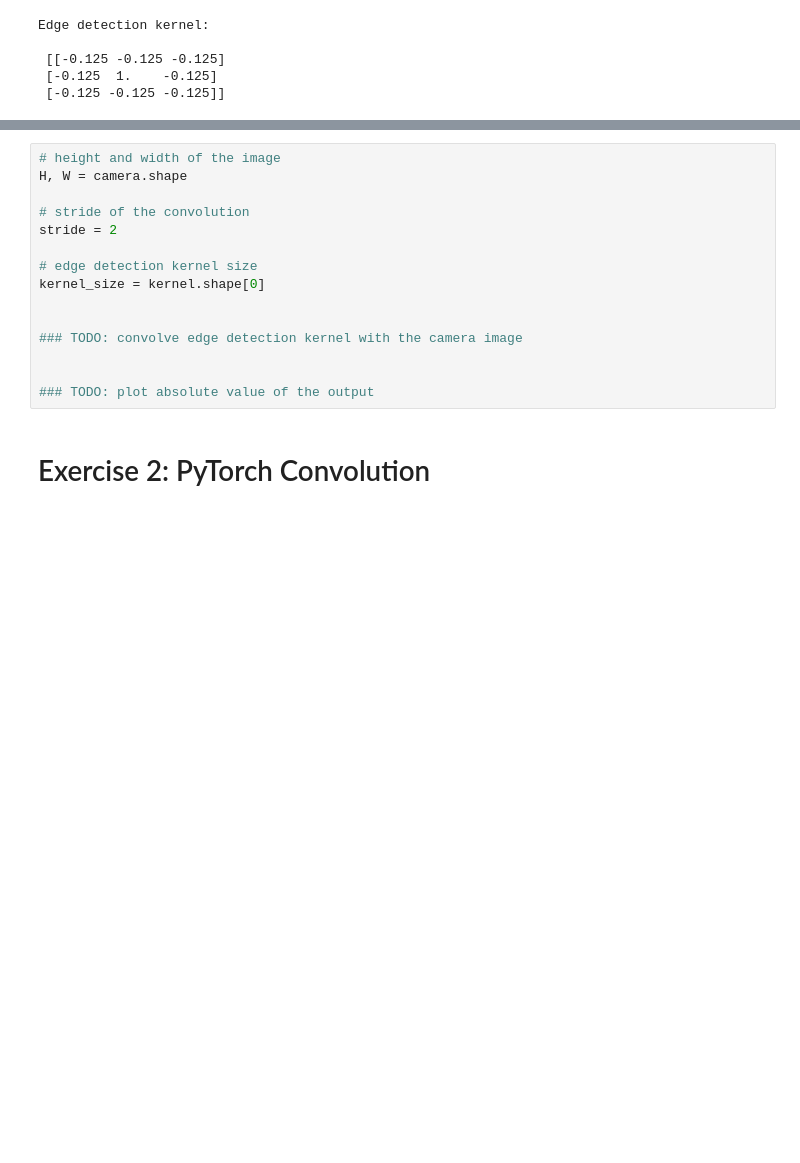
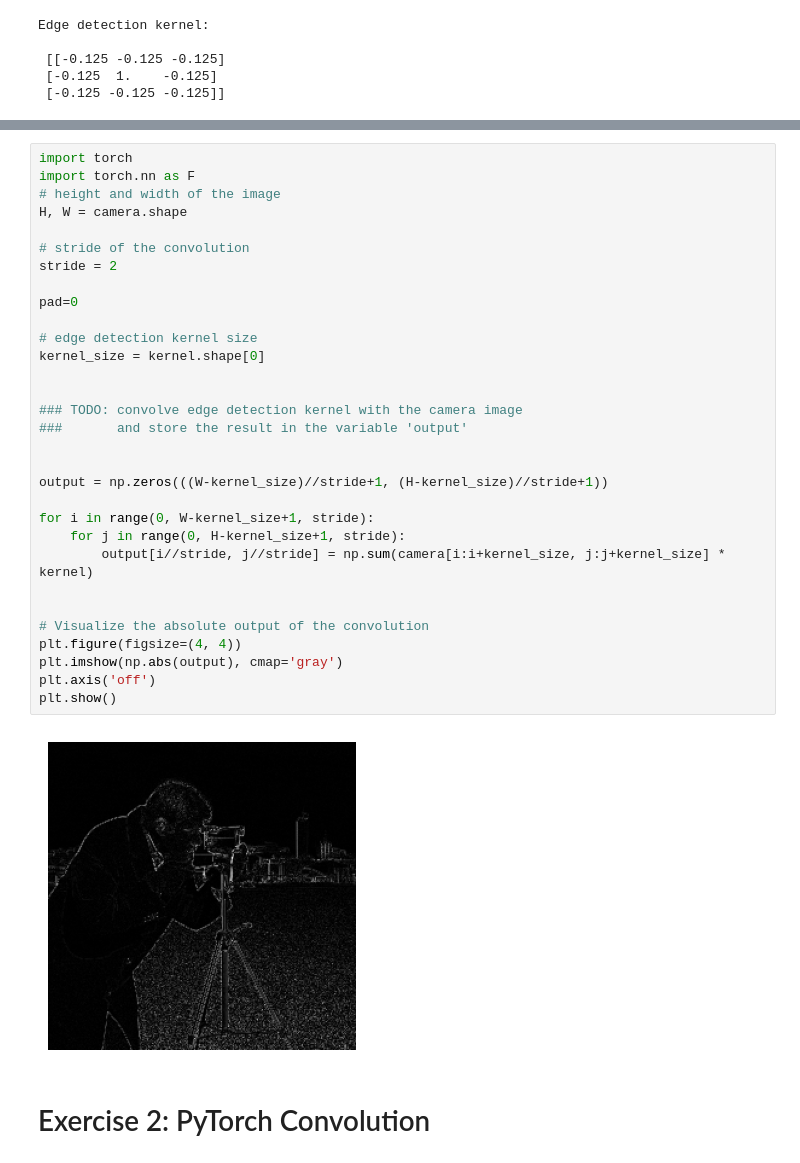
Before and after one commit to zxcej/COMP691_LABS, a Jupyter notebook: 2023_Lab_5_ex.ipynb, the cells around one changed output, grey strips where cells are left out. Saved outputs shown, nothing was run; the diff lists cells and outputs as text; blank space fills up the shorter version.

```diff
--- a/2023_Lab_5_ex.ipynb
+++ b/2023_Lab_5_ex.ipynb
@@ -58,20 +58,38 @@ Your final output should look like the image below.
 <!-- <img src="https://drive.google.com/uc?id=11fFJ3QrbF87w8ChZF45p-5uXtmxZU8Qv"> camera image from old library version! -->
 <img src="https://drive.google.com/uc?id=1bgjdeF1Ls20586nzsG2mqqo7RTtTkXR4">
 # %%
+import torch
+import torch.nn as F
 # height and width of the image
 H, W = camera.shape
 
 # stride of the convolution
 stride = 2
 
+pad=0
+
 # edge detection kernel size
 kernel_size = kernel.shape[0]
 
 
 ### TODO: convolve edge detection kernel with the camera image
+###       and store the result in the variable 'output'
 
 
-### TODO: plot absolute value of the output
+output = np.zeros(((W-kernel_size)//stride+1, (H-kernel_size)//stride+1))
+
+for i in range(0, W-kernel_size+1, stride):
+    for j in range(0, H-kernel_size+1, stride):
+        output[i//stride, j//stride] = np.sum(camera[i:i+kernel_size, j:j+kernel_size] * kernel)
+
+
+# Visualize the absolute output of the convolution
+plt.figure(figsize=(4, 4))
+plt.imshow(np.abs(output), cmap='gray')
+plt.axis('off')
+plt.show()
+# %% [output]
+[figure, added]
 # %% [markdown]
 # Exercise 2: PyTorch Convolution
 # %% [markdown]
```
